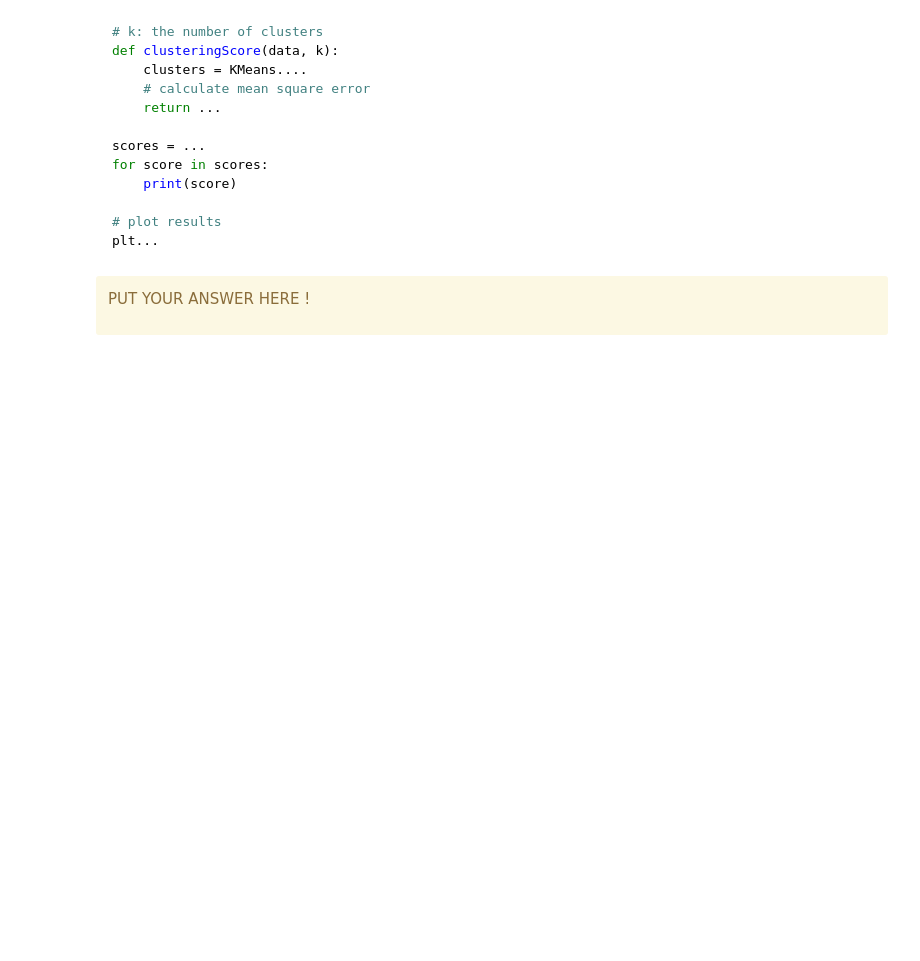
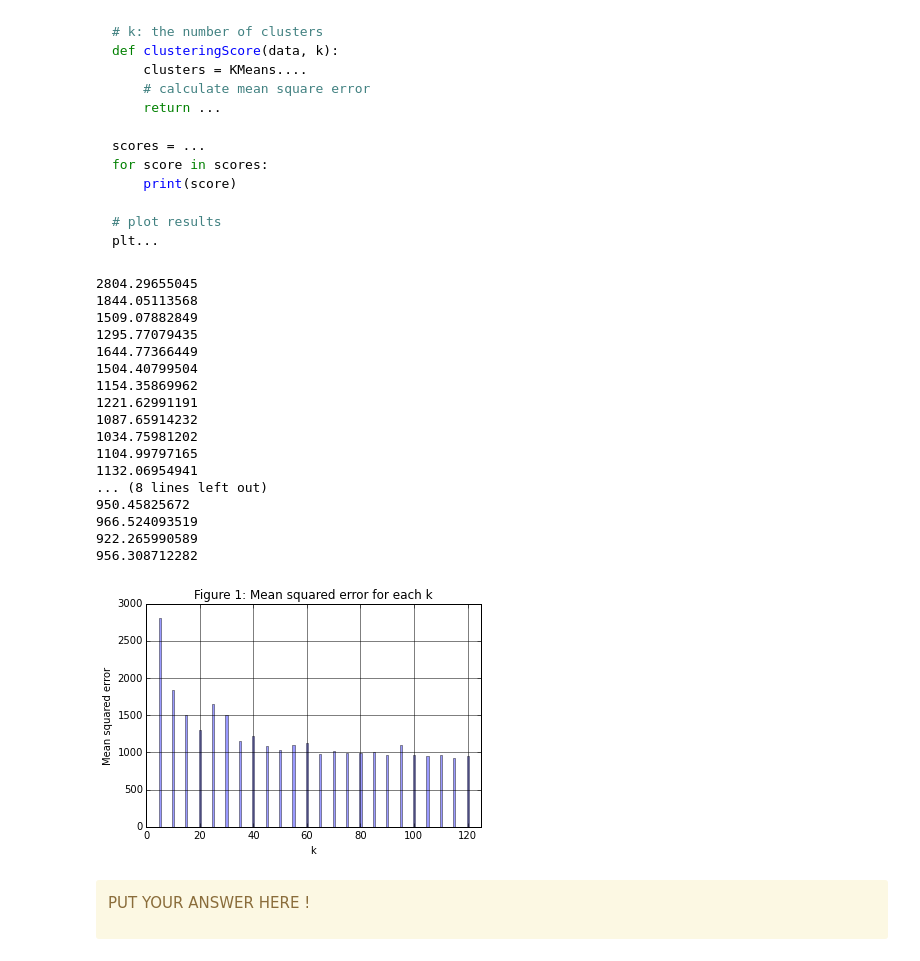
Before and after one commit to trungduynguyen/Algorithmic-Machine-Learning, a Jupyter notebook: Notebooks/[Lecture 9+10] Anomaly Detection in Network Traffic with K-means clustering.ipynb, the cells around one changed output. Cells and saved outputs as stored; diff of their text form; code cells hidden in the pictures; blank space fills up the shorter version.

````diff
--- a/Notebooks/[Lecture 9+10] Anomaly Detection in Network Traffic with K-means clustering.ipynb
+++ b/Notebooks/[Lecture 9+10] Anomaly Detection in Network Traffic with K-means clustering.ipynb
@@ -556,0 +636,7 @@ print("Within Set Sum of Squared Error = " + str(WSSSE))
+# %%
+from operator import add
+
+# Evaluate clustering by computing Within Set Sum of Squared Errors
+def error(clusters, point):
+    closest_center = clusters.centers[clusters.predict(point)]
+    return euclidean_distance(point, closest_center)
@@ -610,6 +720,46 @@ for score in scores:
 # plot results
 plt...
 ```
+# %%
+# k: the number of clusters
+def clusteringScore(data, k):
+    clusters = KMeans.train(data, k, maxIterations=10, runs=10, initializationMode="random")
+    # calculate mean square error
+    score = data.map(lambda point: error(clusters, point)).mean()
+    print(score)
+    return score
+# %%
+kList = range(5,121,5)
+scores = list(map(lambda xk: (xk , clusteringScore(data, xk)), kList))
+
+plt.xlabel("k")
+plt.ylabel("Mean squared error")
+plt.title('Figure 1: Mean squared error for each k')
+plt.grid(True,which="both",ls="-")
+
+npScores = np.array(scores)
+plt.bar(npScores[:,0], npScores[:,1], align='center', alpha=0.4)
+plt.xlim(0,125)
+plt.show()
+# %% [output]
+2804.29655045
+1844.05113568
+1509.07882849
+1295.77079435
+1644.77366449
+1504.40799504
+1154.35869962
+1221.62991191
+1087.65914232
+1034.75981202
+1104.99797165
+1132.06954941
+... (8 lines left out)
+950.45825672
+966.524093519
+922.265990589
+956.308712282
+[figure, added]
 # %% [markdown]
 <div class="alert alert-warning">
 
````
Also changed, not shown: parts of 20 cells of this notebook, 1 other file.
